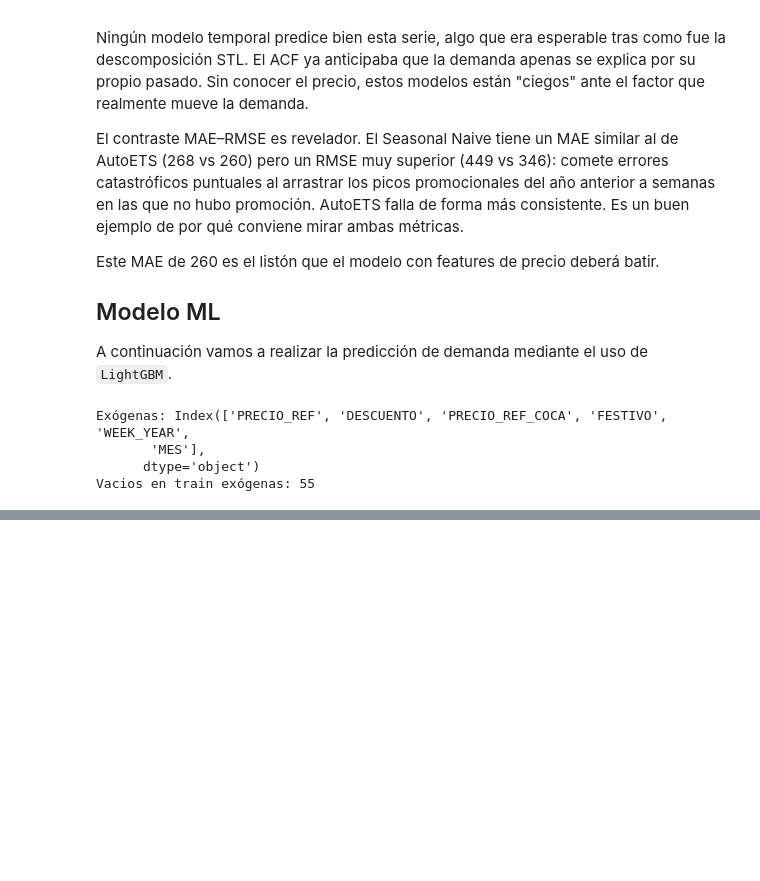
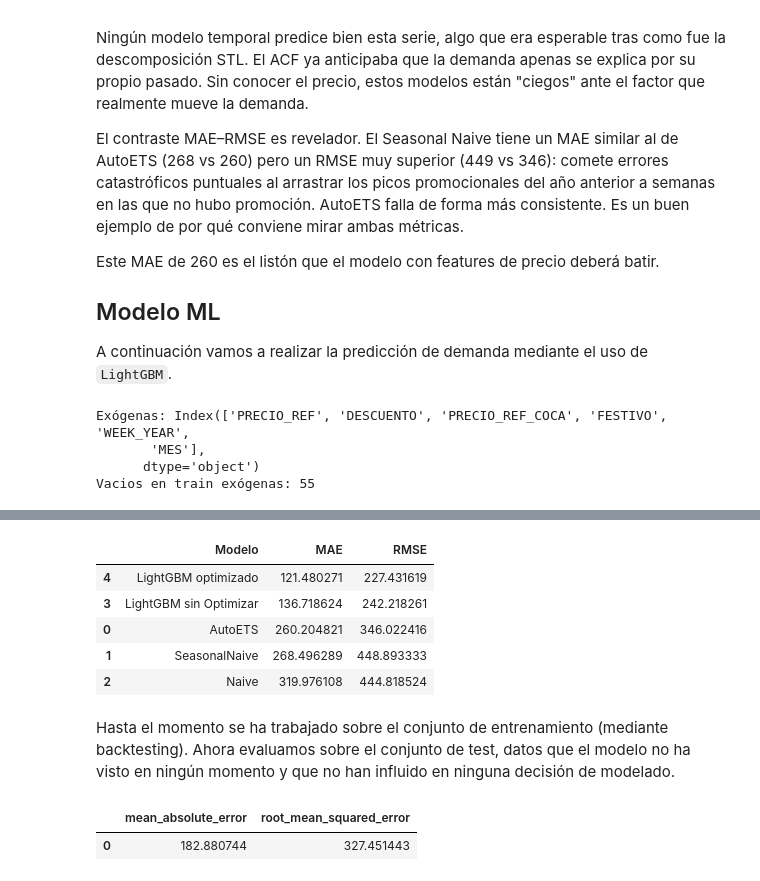
Before and after one commit to ivanfondo/Portafolio-Data-Science-Python, a Jupyter notebook: Pricing-Dominicks/notebooks/04_ML_demanda.ipynb, the cells around one changed output, grey strips where cells are left out. Saved outputs shown, nothing was run; the diff lists cells and outputs as text; code cells hidden in the pictures; blank space fills up the shorter version.

Commit message:
Desarrollo LightGBM optimizado

```diff
--- a/Pricing-Dominicks/notebooks/04_ML_demanda.ipynb
+++ b/Pricing-Dominicks/notebooks/04_ML_demanda.ipynb
@@ -224,6 +252,6 @@ Tras comprobar los valores ausentes detectamos que son una serie de semanas en d
 # %%
 forecaster = ForecasterRecursive(
-    estimator=LGBMRegressor(random_state=123, n_jobs=-1),
+    estimator=LGBMRegressor(random_state=123, n_jobs=-1, verbose=-1),
     lags=4, # un lag por semana
 )
 
@@ -239,7 +267,7 @@ metrica_lgbm, predicciones_lgbm = backtesting_forecaster(
     y= train_sk['UNIDADES'],
     exog= train_sk[exogenas],
     cv= cv,
-    metric= [mean_absolute_error, mean_squared_error],
+    metric= [mean_absolute_error, root_mean_squared_error],
     verbose=True
 )
 # %% [output]
@@ -414,0 +339,47 @@ Freq: 7D, Name: UNIDADES, Length: 278, dtype: float64
+# %%
+# Adaptamos espacio de búsqueda para un modelo pequeño como el que tenemos
+
+def espacio_busqueda(trial):
+    return {
+        "n_estimators":     trial.suggest_int("n_estimators", 100, 600, step=50),
+        "max_depth":        trial.suggest_int("max_depth", 2, 6),
+        "learning_rate":    trial.suggest_float("learning_rate", 0.01, 0.2, log=True),
+        "num_leaves":       trial.suggest_int("num_leaves", 8, 40),
+        "min_child_samples":trial.suggest_int("min_child_samples", 5, 30),
+        "reg_lambda":       trial.suggest_float("reg_lambda", 0, 2),
+    }
+# %%
+metrica_lgbm_opt, _ = bayesian_search_forecaster(
+    forecaster= forecaster,
+    y= train_sk['UNIDADES'],
+    exog= train_sk[exogenas],
+    search_space= espacio_busqueda,
+    cv= cv,
+    metric= [mean_absolute_error, root_mean_squared_error],
+    n_trials=30,
+    random_state=123,
+    return_best=True,
+    n_jobs=-1
+)
+# %%
+nuevo_resultado = pd.DataFrame(
+    {
+        'Modelo': ['LightGBM optimizado'],
+        'MAE': metrica_lgbm_opt.iloc[0]['mean_absolute_error'],
+        'RMSE': metrica_lgbm_opt.iloc[0]['root_mean_squared_error']
+    },
+    index=[0]
+)
+
+resultados = pd.concat([resultados, nuevo_resultado], ignore_index=True)
+
+resultados.sort_values(by='MAE', ascending=True)
+# %% [output]
+|  | Modelo | MAE | RMSE |
+| 4 | LightGBM optimizado | 121.480271 | 227.431619 |
+| 3 | LightGBM sin Optimizar | 136.718624 | 242.218261 |
+| 0 | AutoETS | 260.204821 | 346.022416 |
+| 1 | SeasonalNaive | 268.496289 | 448.893333 |
+| 2 | Naive | 319.976108 | 444.818524 |
+# %% [markdown]
+Hasta el momento se ha trabajado sobre el conjunto de entrenamiento (mediante backtesting). Ahora evaluamos sobre el conjunto de test, datos que el modelo no ha visto en ningún momento y que no han influido en ninguna decisión de modelado.
@@ -414,0 +404,5 @@ Freq: 7D, Name: UNIDADES, Length: 278, dtype: float64
+# %%
+metrica_lgbm_test
+# %% [output]
+|  | mean_absolute_error | root_mean_squared_error |
+| 0 | 182.880744 | 327.451443 |
```
Also changed, not shown: parts of 12 cells of this notebook.
